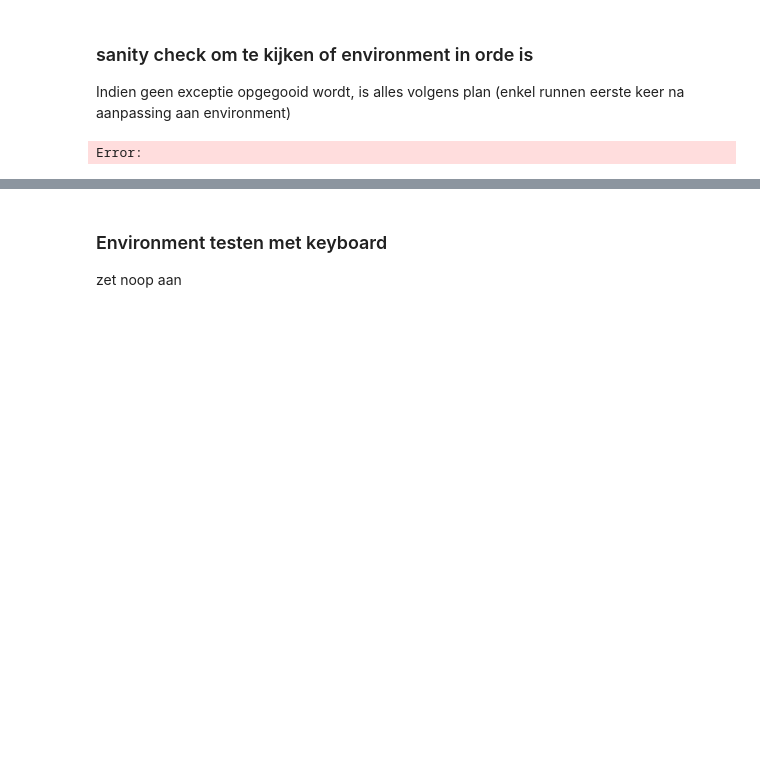
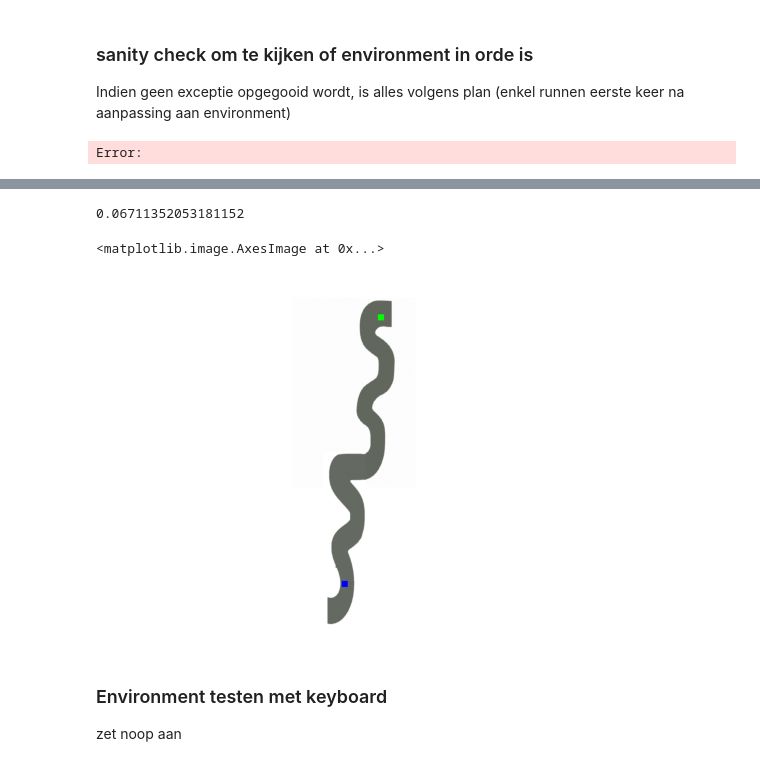
Before and after one commit to xdv6/MastersThesis, a Jupyter notebook: eigen_environm/gym-examples/test_env_keyboard.ipynb, the cells around one changed output, grey strips where cells are left out. Drawn from its saved outputs; the diff is of its cells as text; code cells hidden in the pictures; blank space fills up the shorter version.

```diff
--- a/eigen_environm/gym-examples/test_env_keyboard.ipynb
+++ b/eigen_environm/gym-examples/test_env_keyboard.ipynb
@@ -43,3 +37,18 @@ target location: [50 50]
+# %%
+# 0: right, 1: down, 2: left and 3: up
+# env.reset()
+action = 3
+_, reward, done, _, _ = env.step(action)
+print(reward)
+screen2 = env.render()
+
+plt.figure()
+plt.axis('off')
+plt.imshow(screen2)
+# %% [output]
+0.06711352053181152
+<matplotlib.image.AxesImage at 0x...>
+[figure, added]
 # %% [markdown]
 ### Environment testen met keyboard
 zet noop aan
```
Also changed, not shown: parts of 1 cell of this notebook, 9 other files.
